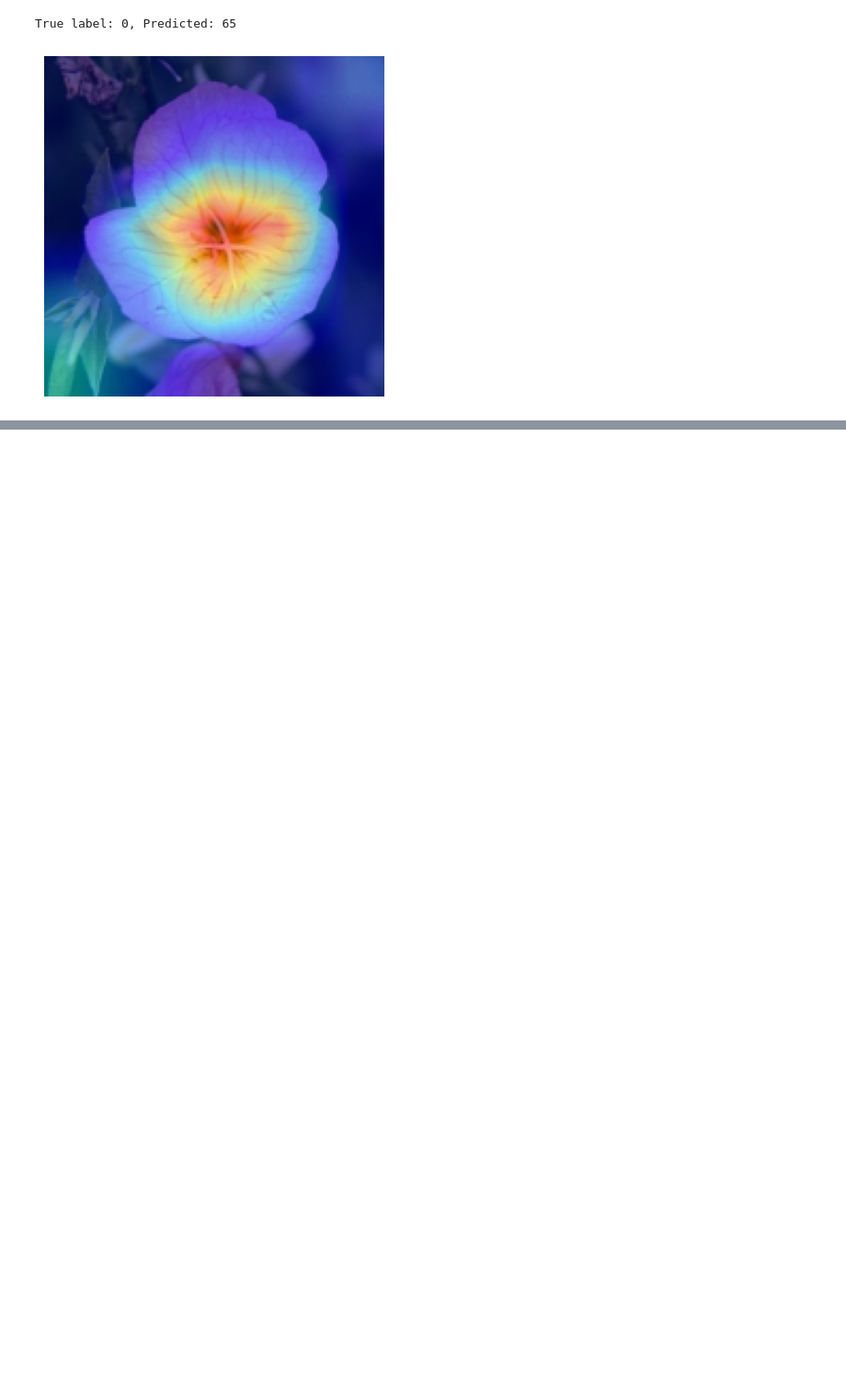
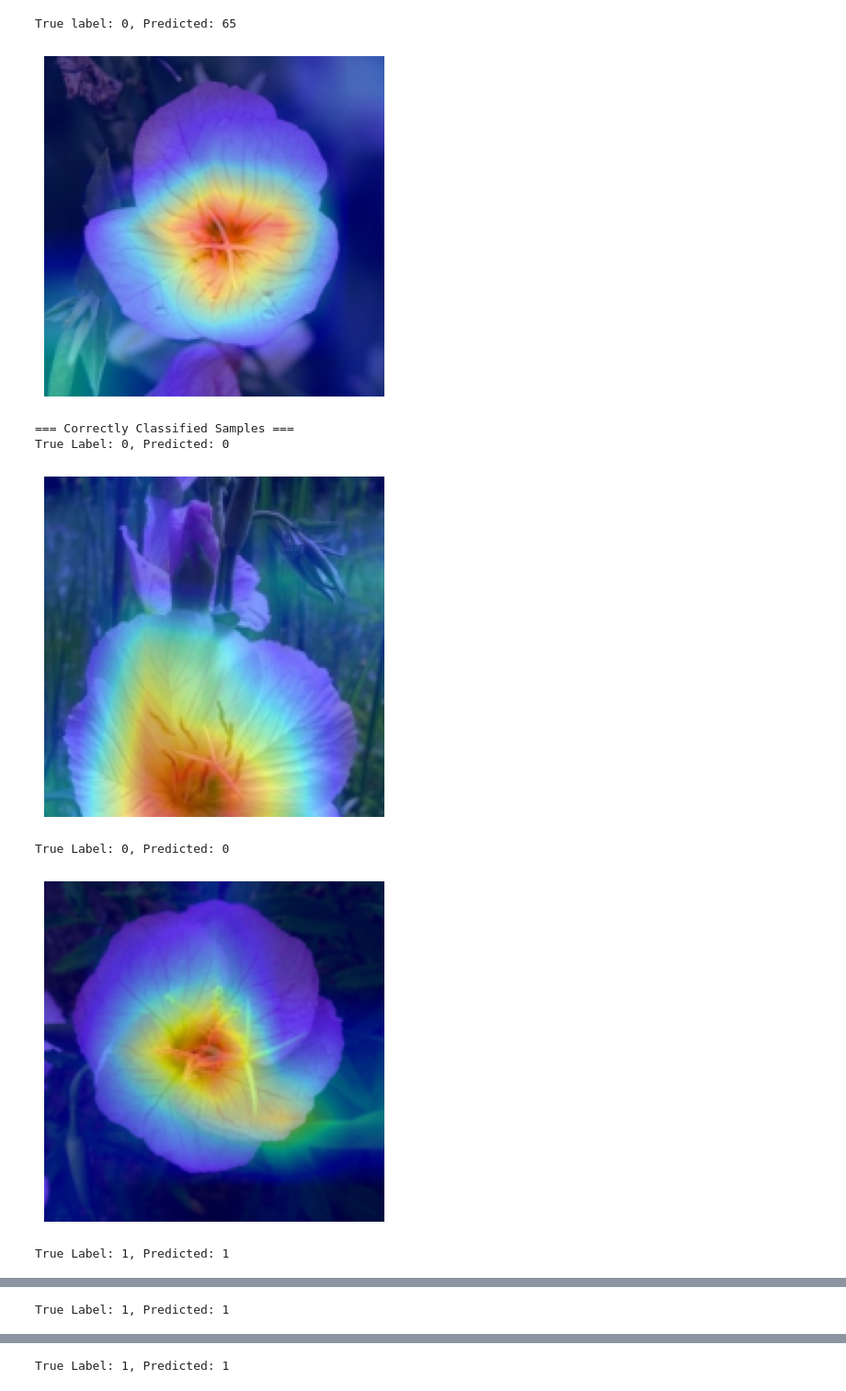
Before and after one commit to psyahmi/CPE-Assessment, a Jupyter notebook: notebooks/04_Interpretability.ipynb, the cells around one changed output, grey strips where cells are left out. Shown at 92% size. Saved outputs shown, nothing was run; the diff lists cells and outputs as text; code cells hidden in the pictures; blank space fills up the shorter version.

```diff
--- a/notebooks/04_Interpretability.ipynb
+++ b/notebooks/04_Interpretability.ipynb
@@ -382,3 +382,37 @@ show_cam_on_image(input_tensor, cam)
 # %% [output]
 True label: 0, Predicted: 65
 [figure]
+# %%
+correct_samples = []
+incorrect_samples = []
+
+for i, (img, label) in enumerate(test_dataset):
+    input_tensor = img.unsqueeze(0).to(device)
+    with torch.no_grad():
+        output = model(input_tensor)
+        pred = output.argmax(dim=1).item()
+
+    if pred == label and len(correct_samples) < 5:
+        correct_samples.append((img, label, pred))
+    elif pred != label and len(incorrect_samples) < 5:
+        incorrect_samples.append((img, label, pred))
+
+    if len(correct_samples) >= 5 and len(incorrect_samples) >= 5:
+        break
+# %%
+def visualize_gradcam(samples, gradcam, title):
+    print(f"\n=== {title} ===")
+    for img, label, pred in samples:
+        input_tensor = img.unsqueeze(0).to(device)
+        cam, pred_class = gradcam.generate_cam(input_tensor)
+        print(f"True Label: {label}, Predicted: {pred_class}")
+        show_cam_on_image(input_tensor, cam)
+# %%
+visualize_gradcam(correct_samples, gradcam, "Correctly Classified Samples")
+# %% [output]
+=== Correctly Classified Samples ===
+True Label: 0, Predicted: 0
+[figure, added]
+True Label: 0, Predicted: 0
+[figure, added]
+True Label: 1, Predicted: 1
@@ -384,0 +420 @@ True label: 0, Predicted: 65
+True Label: 1, Predicted: 1
@@ -384,0 +422 @@ True label: 0, Predicted: 65
+True Label: 1, Predicted: 1
```
Also changed, not shown: parts of 2 cells of this notebook.
